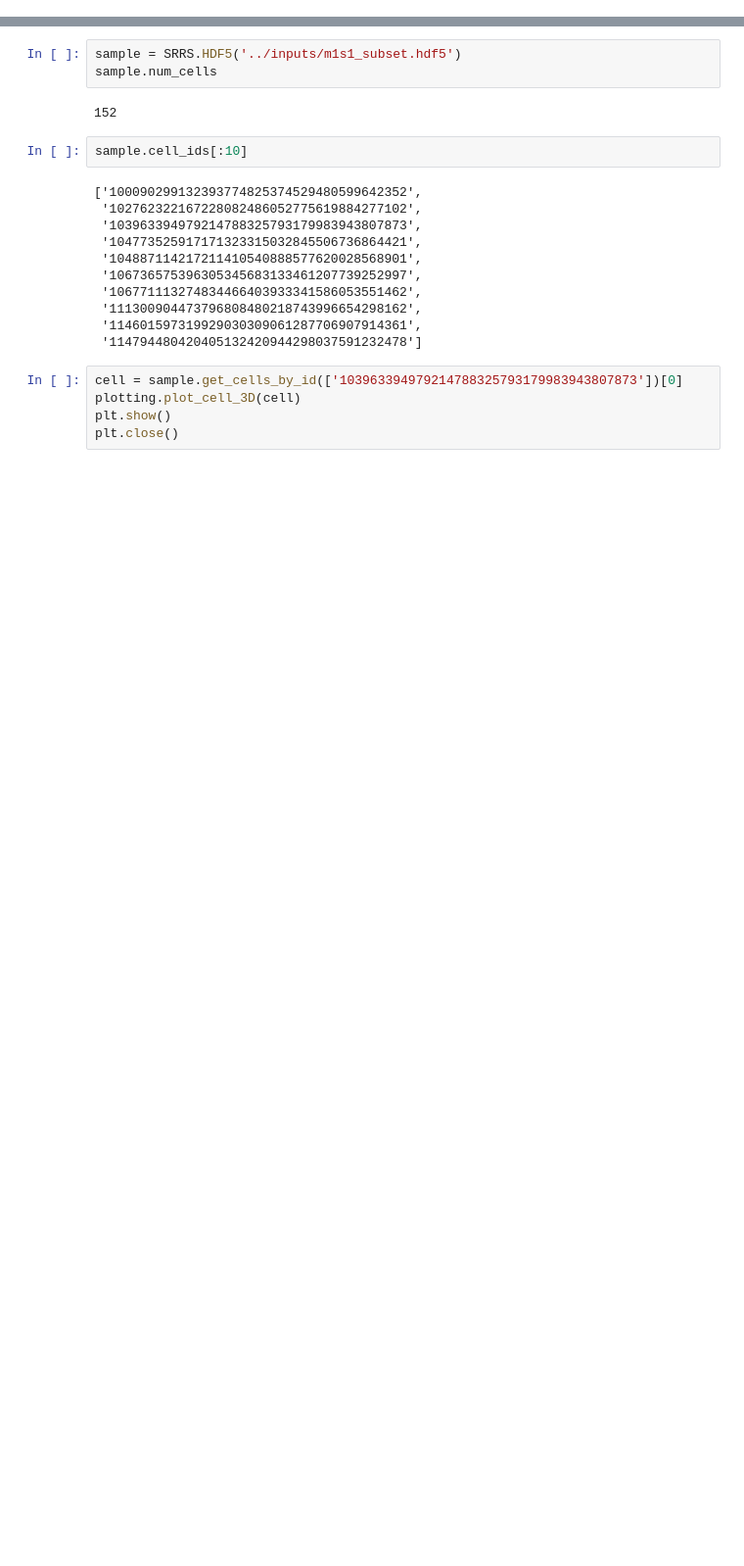
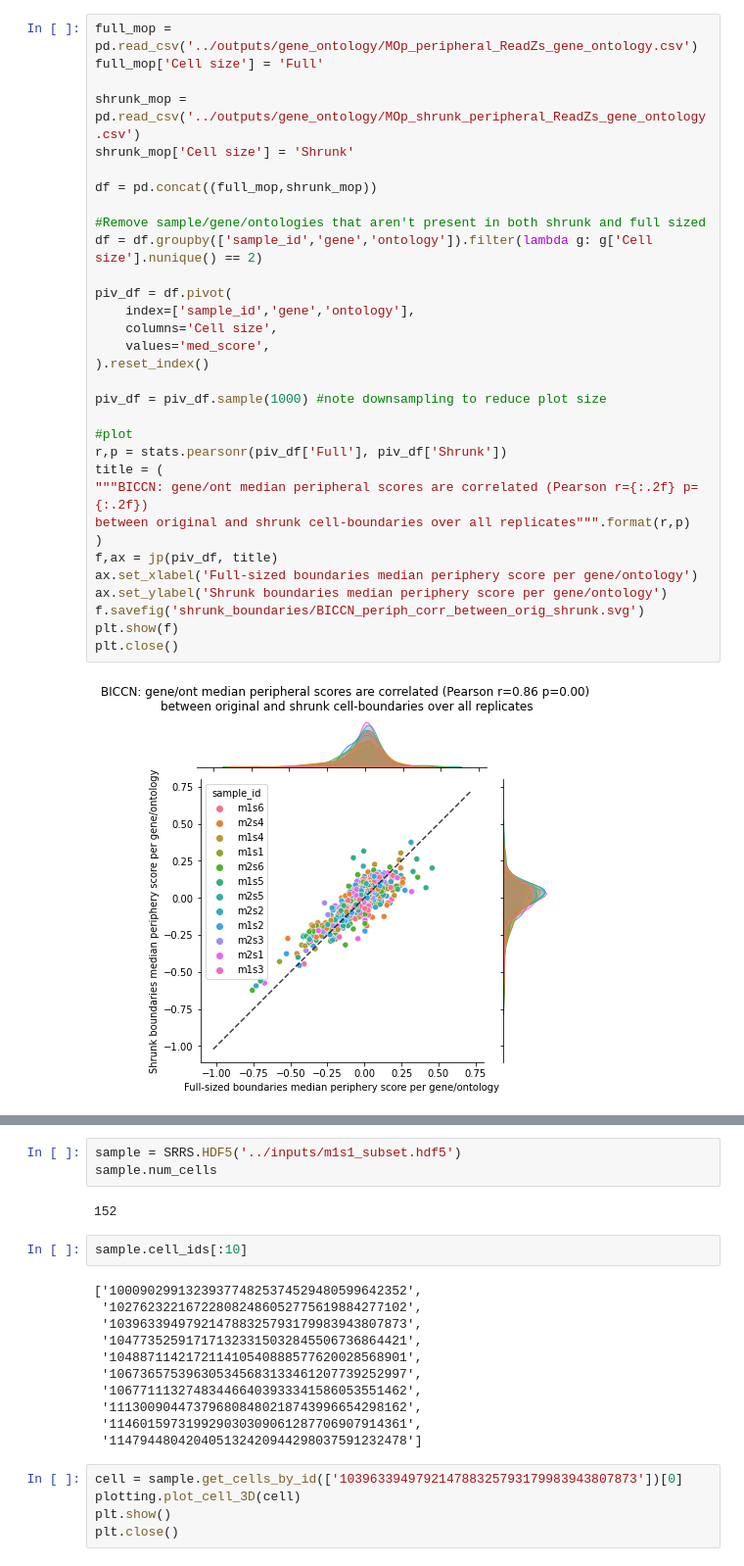
Before and after one commit to salzman-lab/SPRAWL, a Jupyter notebook: analysis/shrinking_cell_boundaries.ipynb, the cells around one changed output, grey strips where cells are left out. Shown at 98% size. Cells and saved outputs as stored; diff of their text form; blank space fills up the shorter version.

Commit message:
Revised TPM vs periph analysis. new shrink results

```diff
--- a/analysis/shrinking_cell_boundaries.ipynb
+++ b/analysis/shrinking_cell_boundaries.ipynb
@@ -15,0 +50,34 @@ from SRRS import plotting,scoring,metrics
+# %%
+full_mop = pd.read_csv('../outputs/gene_ontology/MOp_peripheral_ReadZs_gene_ontology.csv')
+full_mop['Cell size'] = 'Full'
+
+shrunk_mop = pd.read_csv('../outputs/gene_ontology/MOp_shrunk_peripheral_ReadZs_gene_ontology.csv')
+shrunk_mop['Cell size'] = 'Shrunk'
+
+df = pd.concat((full_mop,shrunk_mop))
+
+#Remove sample/gene/ontologies that aren't present in both shrunk and full sized
+df = df.groupby(['sample_id','gene','ontology']).filter(lambda g: g['Cell size'].nunique() == 2)
+
+piv_df = df.pivot(
+    index=['sample_id','gene','ontology'],
+    columns='Cell size',
+    values='med_score',
+).reset_index()
+
+piv_df = piv_df.sample(1000) #note downsampling to reduce plot size
+
+#plot
+r,p = stats.pearsonr(piv_df['Full'], piv_df['Shrunk'])
+title = (
+"""BICCN: gene/ont median peripheral scores are correlated (Pearson r={:.2f} p={:.2f})
+between original and shrunk cell-boundaries over all replicates""".format(r,p)
+)
+f,ax = jp(piv_df, title)
+ax.set_xlabel('Full-sized boundaries median periphery score per gene/ontology')
+ax.set_ylabel('Shrunk boundaries median periphery score per gene/ontology')
+f.savefig('shrunk_boundaries/BICCN_periph_corr_between_orig_shrunk.svg')
+plt.show(f)
+plt.close()
+# %% [output]
+[figure, added]
```
Also changed, not shown: parts of 14 cells of this notebook, 36 other files.
